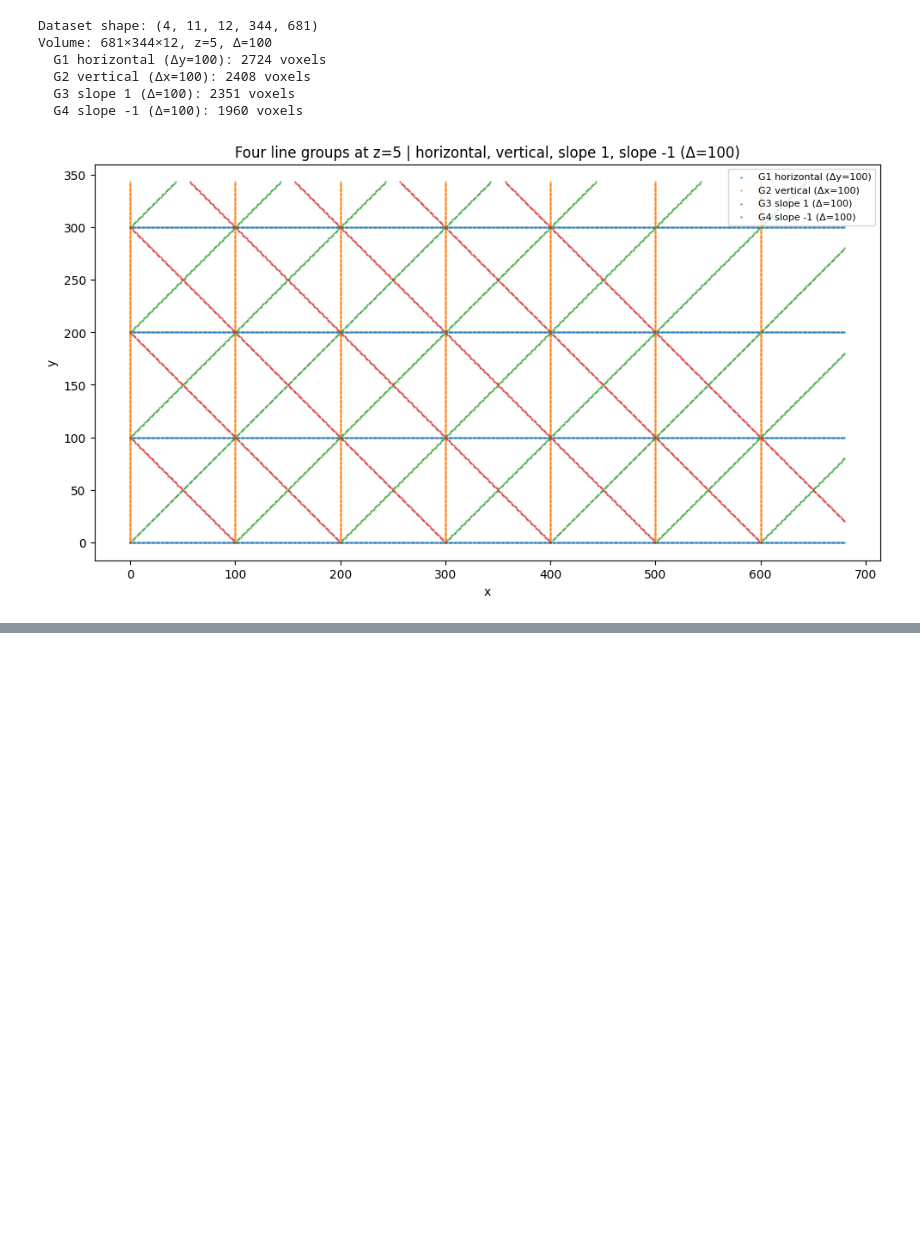
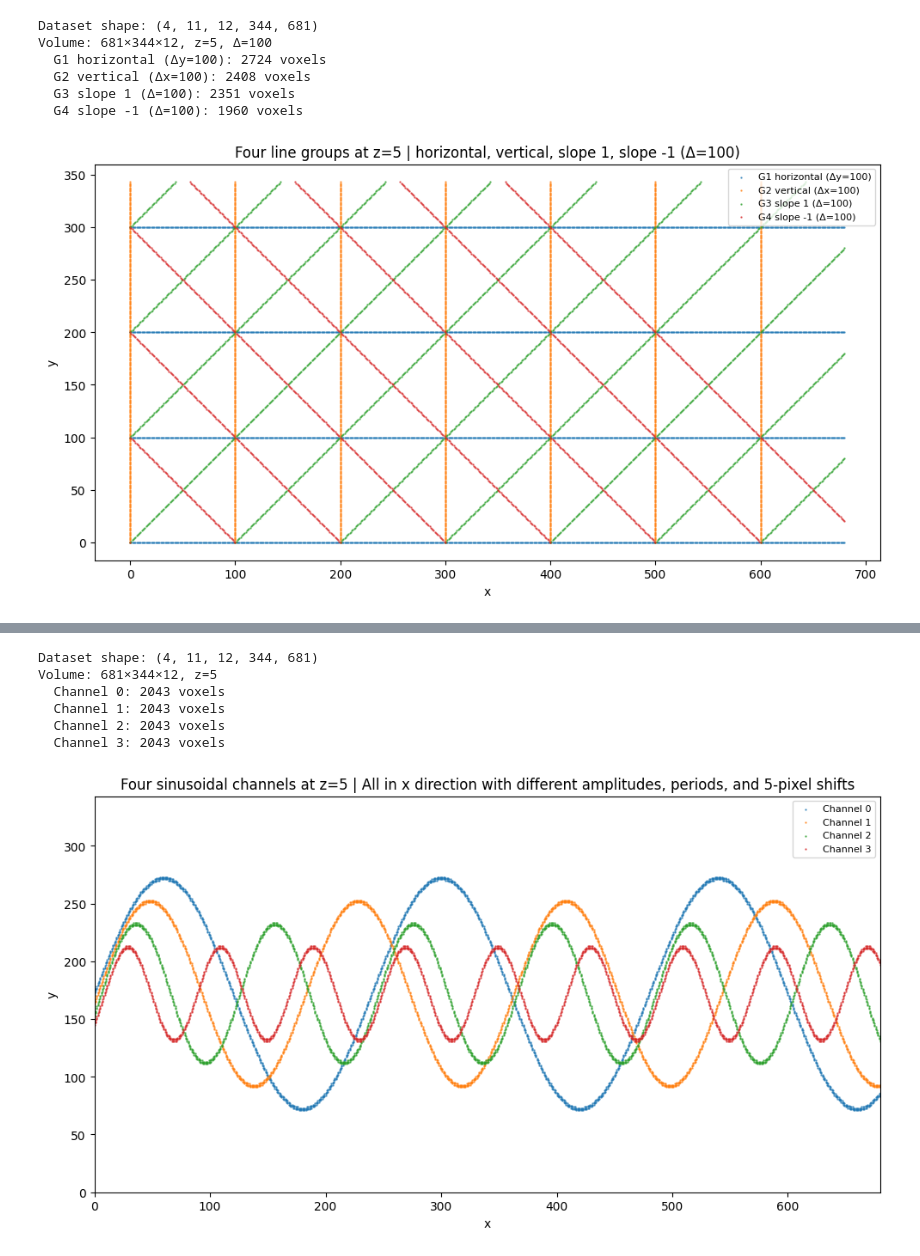
Before and after one commit to Hosseinfatho/SSGAT, a Jupyter notebook: Groundtruth/F1accuaracyResult_all_texture_COLAB.ipynb, the cells around one changed output, grey strips where cells are left out. Cells and saved outputs as stored; diff of their text form; code cells hidden in the pictures; blank space fills up the shorter version.

```diff
--- a/Groundtruth/F1accuaracyResult_all_texture_COLAB.ipynb
+++ b/Groundtruth/F1accuaracyResult_all_texture_COLAB.ipynb
@@ -1350,0 +1357,79 @@ Saved: test_model_output.npy, test_model_output.csv
+# %%
+#sinusoid - Four sinusoidal channels in x direction
+import numpy as np
+import matplotlib.pyplot as plt
+
+x_dim, y_dim, z_dim = 681, 344, 12
+Z_PLOT = 5
+LINE_WIDTH = 1
+num_channels, num_values = 4, 11
+FIXED_VALUE_IDX = 1
+data = np.zeros((num_channels, num_values, z_dim, y_dim, x_dim), dtype=np.int8)
+
+# Sinusoidal parameters for each channel
+# Channel 0: amplitude=100, period=240, shift=0
+# Channel 1: amplitude=80, period=180, shift=5
+# Channel 2: amplitude=60, period=120, shift=10
+# Channel 3: amplitude=40, period=80, shift=15
+amplitudes = [100, 80, 60, 40]
+periods = [240, 180, 120, 80]
+x_shifts = [0, 5, 10, 15]  # Shift in x direction for each channel
+center_y = y_dim // 2  # Center of y dimension
+
+# Create sinusoidal patterns for each channel
+for c in range(4):
+    amplitude = amplitudes[c]
+    period = periods[c]
+    x_shift = x_shifts[c]  # Shift in x direction
+
+    for x in range(x_dim):
+        # Apply x shift: shift the x coordinate before calculating sine
+        x_shifted = x - x_shift
+        # Calculate y position using sine function: y = center + amplitude * sin(2π * (x - shift) / period)
+        y_float = center_y + amplitude * np.sin(2 * np.pi * x_shifted / period)
+        y = int(np.round(y_float))
+
+        # Set voxels around the sine curve (with LINE_WIDTH)
+        if 0 <= y < y_dim:
+            for dy in range(-LINE_WIDTH, LINE_WIDTH + 1):
+                yy = y + dy
+                if 0 <= yy < y_dim:
+                    data[c, FIXED_VALUE_IDX, Z_PLOT, yy, x] = 1
+
+np.save('Sinusoid.npy', data)
+
+print(f"Dataset shape: {data.shape}")
+print(f"Volume: {x_dim}×{y_dim}×{z_dim}, z={Z_PLOT}")
+labels = [
+    "Channel 0: A=100, P=240, shift=0",
+    "Channel 1: A=80, P=180, shift=5",
+    "Channel 2: A=60, P=120, shift=10",
+    "Channel 3: A=40, P=80, shift=15"
+]
+for c in range(4):
+    n = int(data[c].sum())
+    print(f"  {labels[c]}: {n} voxels")
+
+yy, xx = np.meshgrid(np.arange(y_dim), np.arange(x_dim), indexing='ij')
+colors = ['#1f77b4', '#ff7f0e', '#2ca02c', '#d62728']
+fig, ax = plt.subplots(figsize=(10, 6))
+for c in range(4):
+    mask = (data[c, FIXED_VALUE_IDX, Z_PLOT, :, :] > 0)
+    ax.scatter(xx[mask], yy[mask], c=colors[c], s=0.5, alpha=0.7, label=labels[c])
+ax.set_xlabel('x')
+ax.set_ylabel('y')
+ax.set_xlim(0, x_dim - 1)
+ax.set_ylim(0, y_dim - 1)
+ax.legend(loc='upper right', fontsize=8)
+ax.set_title(f'Four sinusoidal channels at z={Z_PLOT} | All in x direction with different amplitudes, periods, and 5-pixel shifts')
+ax.set_aspect('equal')
+plt.tight_layout()
+plt.show()
+# %% [output]
+Dataset shape: (4, 11, 12, 344, 681)
+Volume: 681×344×12, z=5
+  Channel 0: 2043 voxels
+  Channel 1: 2043 voxels
+  Channel 2: 2043 voxels
+  Channel 3: 2043 voxels
+[figure, added]
```
Also changed, not shown: parts of 6 cells of this notebook, 5 other files.
